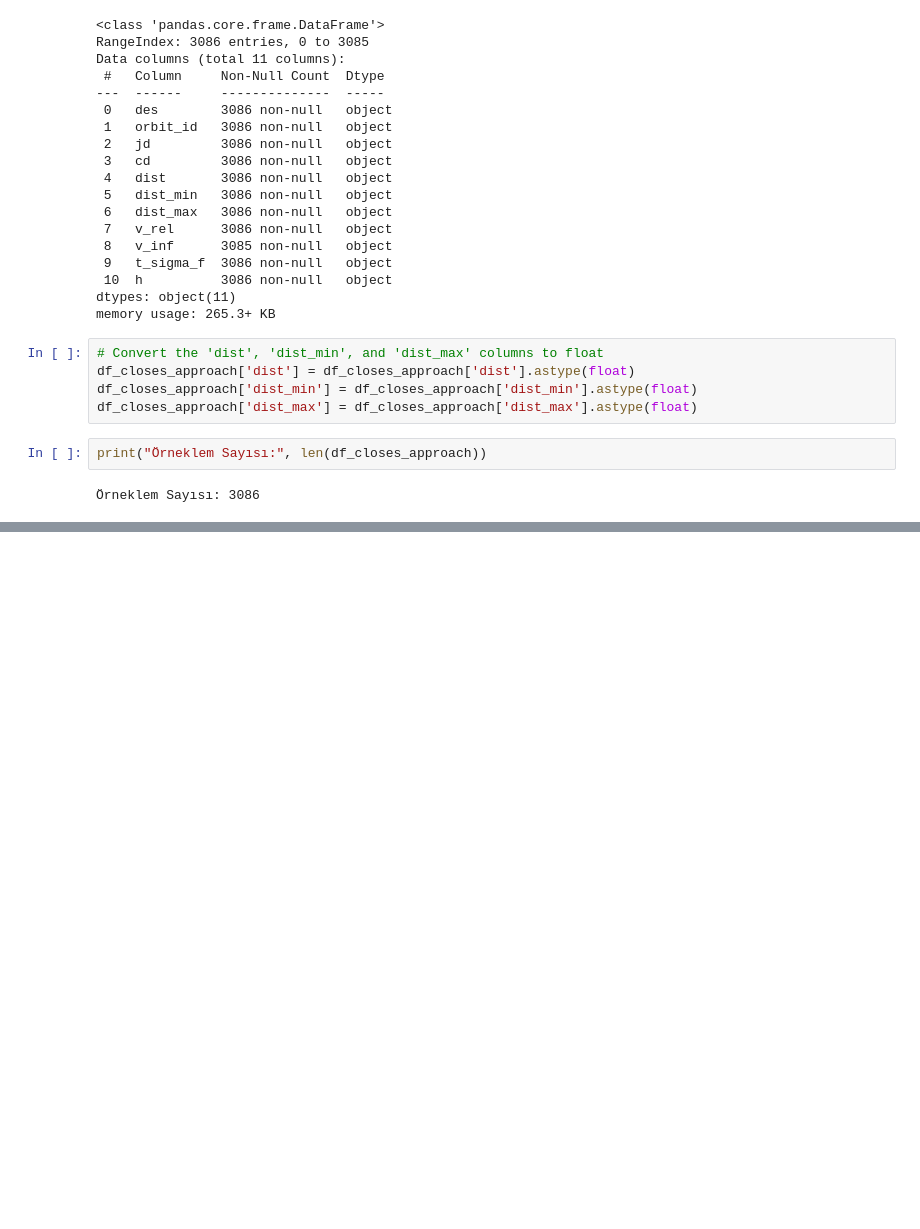
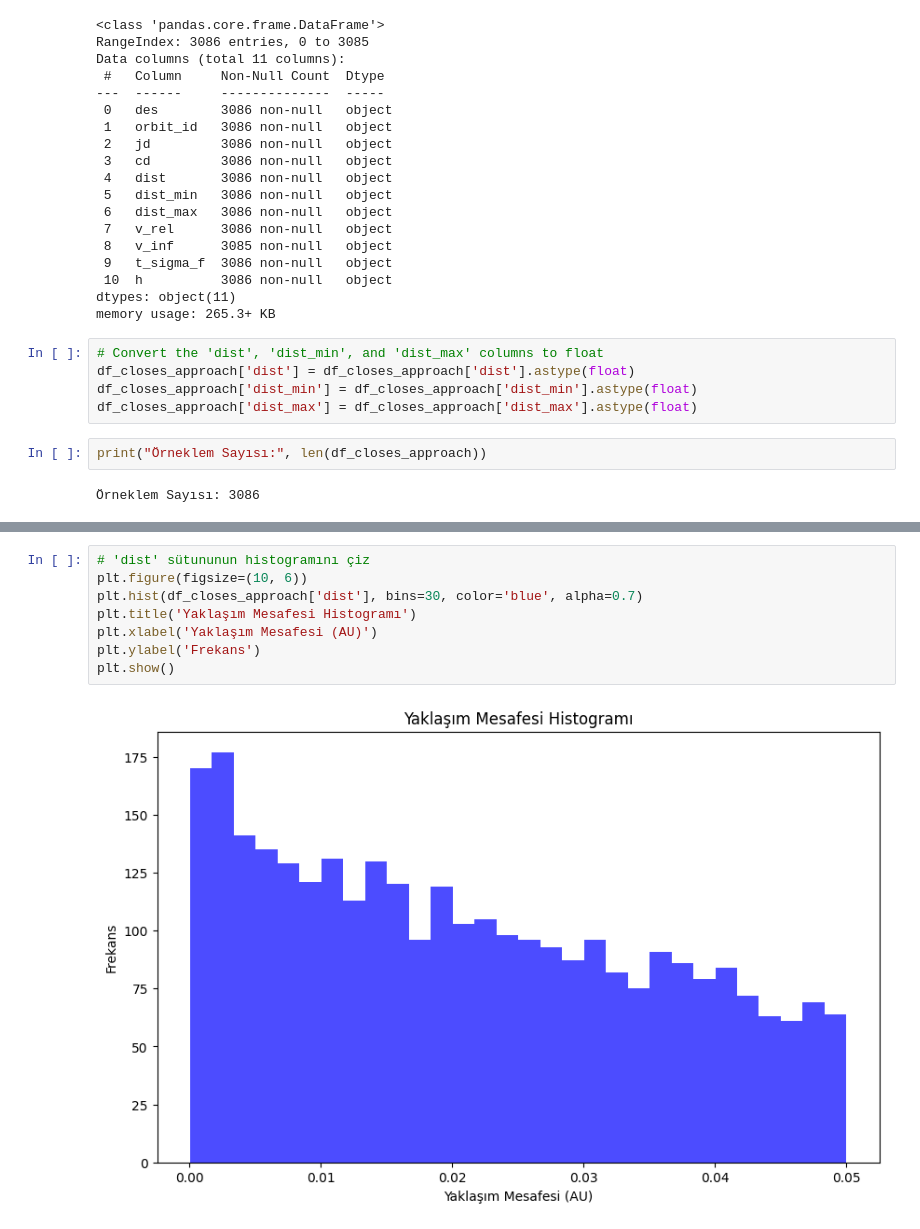
Before and after one commit to SeherKumsar/API-Project, a Jupyter notebook: data-analysis.ipynb, the cells around one changed output, grey strips where cells are left out. Cells and saved outputs as stored; diff of their text form; blank space fills up the shorter version.

Commit message:
Yaklaşım Mesafelerinin gösterimi eklendi

```diff
--- a/data-analysis.ipynb
+++ b/data-analysis.ipynb
@@ -73,0 +88,10 @@ df_closes_approach.head()
+# %%
+# 'dist' sütununun histogramını çiz
+plt.figure(figsize=(10, 6))
+plt.hist(df_closes_approach['dist'], bins=30, color='blue', alpha=0.7)
+plt.title('Yaklaşım Mesafesi Histogramı')
+plt.xlabel('Yaklaşım Mesafesi (AU)')
+plt.ylabel('Frekans')
+plt.show()
+# %% [output]
+[figure, added]
```
Also changed, not shown: parts of 2 cells of this notebook.
